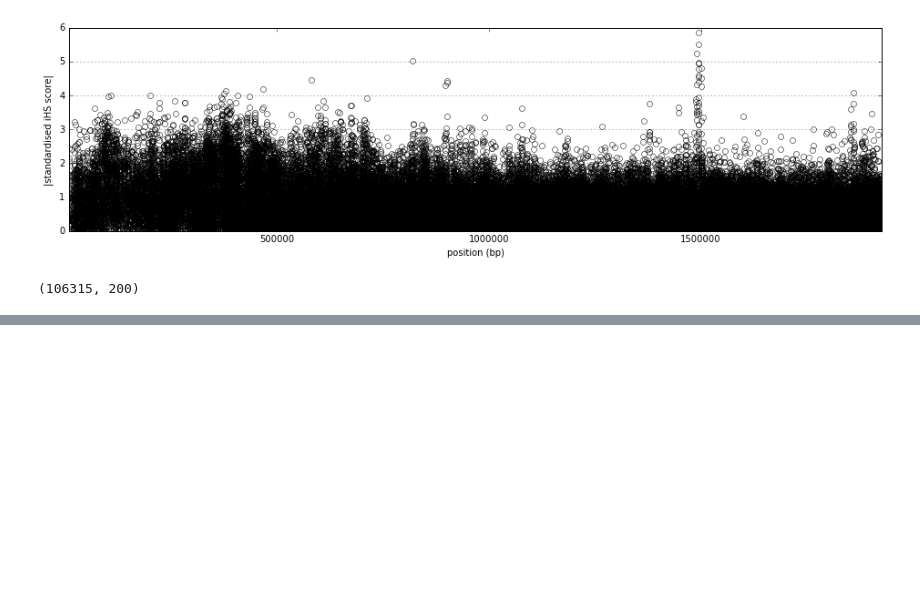
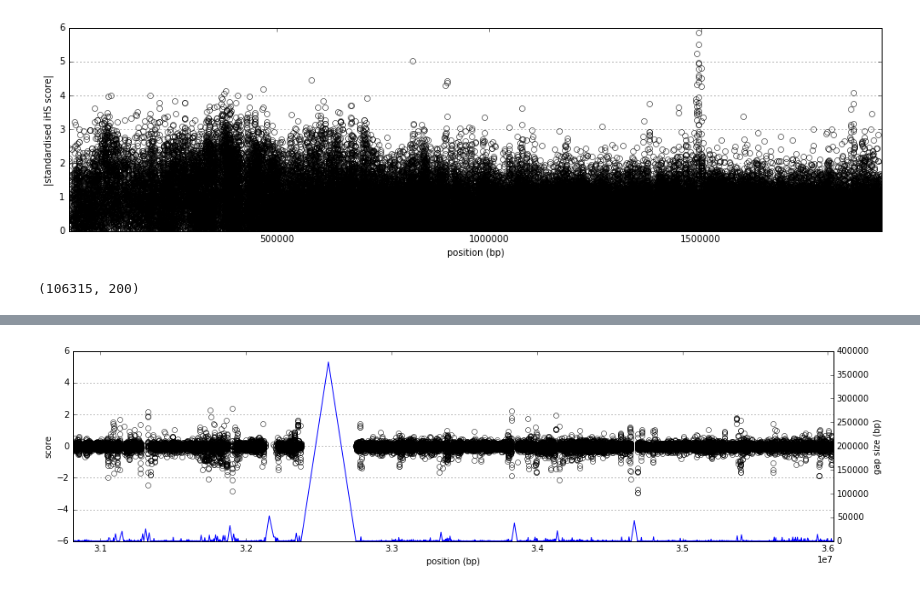
Before and after one commit to cggh/scikit-allel, a Jupyter notebook: notebooks/profiling/ihs.ipynb, the cells around one changed output, grey strips where cells are left out. Saved outputs shown, nothing was run; the diff lists cells and outputs as text; code cells hidden in the pictures; blank space fills up the shorter version.

```diff
--- a/notebooks/profiling/ihs.ipynb
+++ b/notebooks/profiling/ihs.ipynb
@@ -216,0 +278,4 @@ cProfile.run('allel.stats.ihs(h_seg[:50000], pos_seg[:50000], min_ehh=0.05, incl
+# %%
+plot_score_gap(score_gap_adjusted - score_unadjusted, pos_seg, ylim=(-6, 6))
+# %% [output]
+[figure, added]
```
Also changed, not shown: parts of 16 cells of this notebook, 4 other files.
